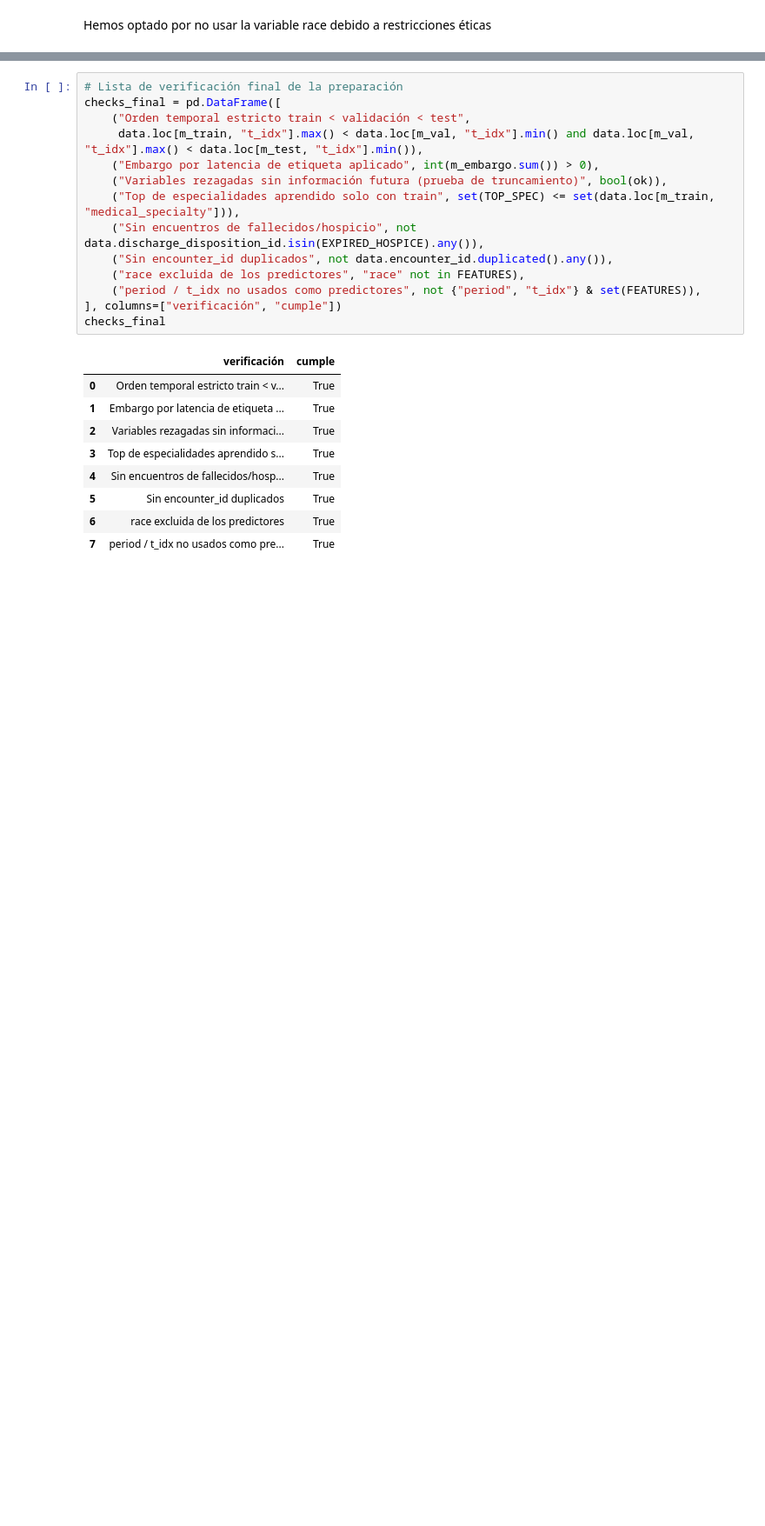
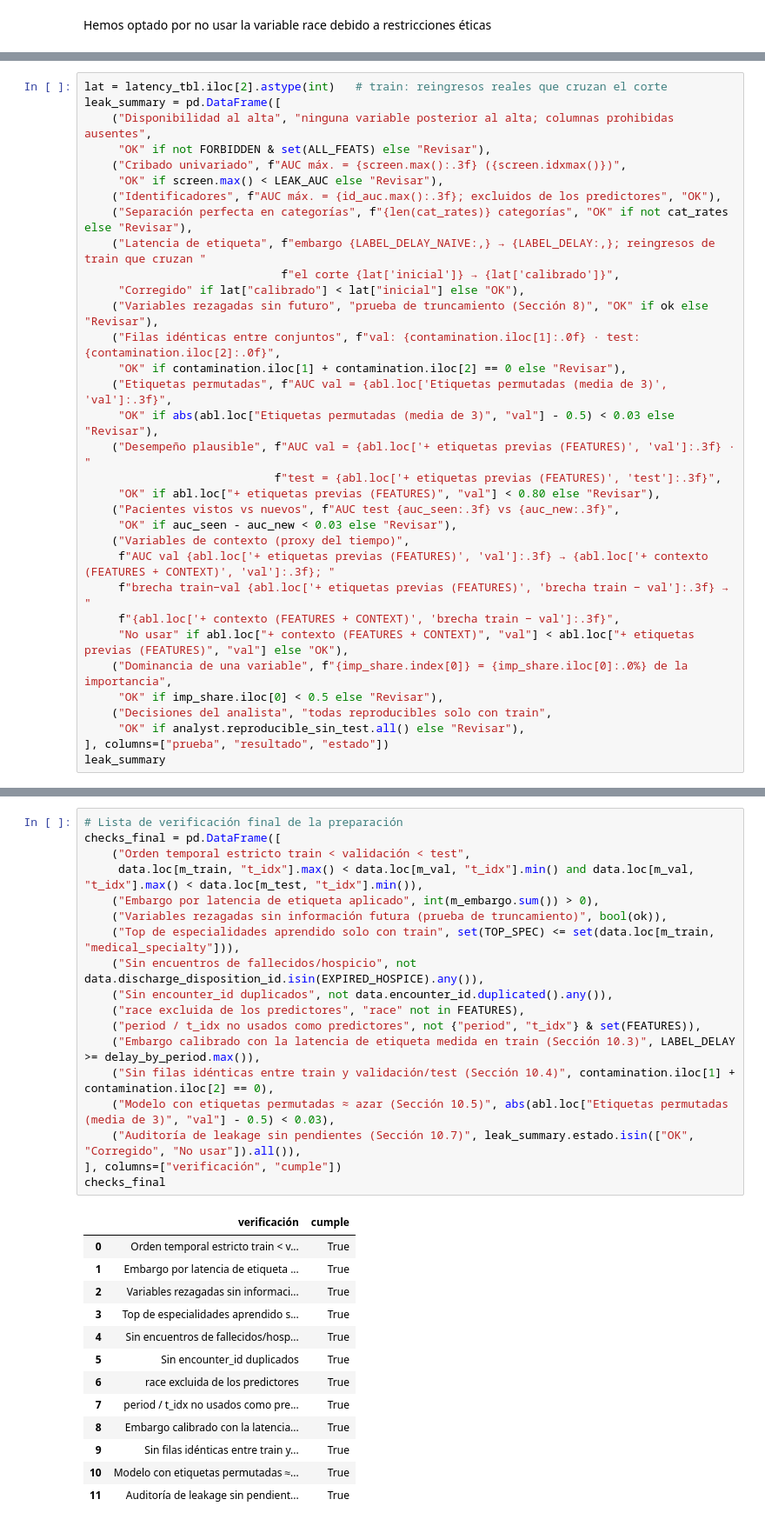
Before and after one commit to nayeli-guzman/grills-diabeticas, a Jupyter notebook: 02_EDA.ipynb, the cells around one changed output, grey strips where cells are left out. Shown at 87% size. Saved outputs shown, nothing was run; the diff lists cells and outputs as text; blank space fills up the shorter version.

```diff
--- a/02_EDA.ipynb
+++ b/02_EDA.ipynb
@@ -1109,0 +1446,33 @@ psi_split.sort_values(ascending=False).head(10).rename("PSI train→test").to_fr
+# %%
+lat = latency_tbl.iloc[2].astype(int)   # train: reingresos reales que cruzan el corte
+leak_summary = pd.DataFrame([
+    ("Disponibilidad al alta", "ninguna variable posterior al alta; columnas prohibidas ausentes",
+     "OK" if not FORBIDDEN & set(ALL_FEATS) else "Revisar"),
+    ("Cribado univariado", f"AUC máx. = {screen.max():.3f} ({screen.idxmax()})",
+     "OK" if screen.max() < LEAK_AUC else "Revisar"),
+    ("Identificadores", f"AUC máx. = {id_auc.max():.3f}; excluidos de los predictores", "OK"),
+    ("Separación perfecta en categorías", f"{len(cat_rates)} categorías", "OK" if not cat_rates else "Revisar"),
+    ("Latencia de etiqueta", f"embargo {LABEL_DELAY_NAIVE:,} → {LABEL_DELAY:,}; reingresos de train que cruzan "
+                             f"el corte {lat['inicial']} → {lat['calibrado']}",
+     "Corregido" if lat["calibrado"] < lat["inicial"] else "OK"),
+    ("Variables rezagadas sin futuro", "prueba de truncamiento (Sección 8)", "OK" if ok else "Revisar"),
+    ("Filas idénticas entre conjuntos", f"val: {contamination.iloc[1]:.0f} · test: {contamination.iloc[2]:.0f}",
+     "OK" if contamination.iloc[1] + contamination.iloc[2] == 0 else "Revisar"),
+    ("Etiquetas permutadas", f"AUC val = {abl.loc['Etiquetas permutadas (media de 3)', 'val']:.3f}",
+     "OK" if abs(abl.loc["Etiquetas permutadas (media de 3)", "val"] - 0.5) < 0.03 else "Revisar"),
+    ("Desempeño plausible", f"AUC val = {abl.loc['+ etiquetas previas (FEATURES)', 'val']:.3f} · "
+                            f"test = {abl.loc['+ etiquetas previas (FEATURES)', 'test']:.3f}",
+     "OK" if abl.loc["+ etiquetas previas (FEATURES)", "val"] < 0.80 else "Revisar"),
+    ("Pacientes vistos vs nuevos", f"AUC test {auc_seen:.3f} vs {auc_new:.3f}",
+     "OK" if auc_seen - auc_new < 0.03 else "Revisar"),
+    ("Variables de contexto (proxy del tiempo)",
+     f"AUC val {abl.loc['+ etiquetas previas (FEATURES)', 'val']:.3f} → {abl.loc['+ contexto (FEATURES + CONTEXT)', 'val']:.3f}; "
+     f"brecha train−val {abl.loc['+ etiquetas previas (FEATURES)', 'brecha train − val']:.3f} → "
+     f"{abl.loc['+ contexto (FEATURES + CONTEXT)', 'brecha train − val']:.3f}",
+     "No usar" if abl.loc["+ contexto (FEATURES + CONTEXT)", "val"] < abl.loc["+ etiquetas previas (FEATURES)", "val"] else "OK"),
+    ("Dominancia de una variable", f"{imp_share.index[0]} = {imp_share.iloc[0]:.0%} de la importancia",
+     "OK" if imp_share.iloc[0] < 0.5 else "Revisar"),
+    ("Decisiones del analista", "todas reproducibles solo con train",
+     "OK" if analyst.reproducible_sin_test.all() else "Revisar"),
+], columns=["prueba", "resultado", "estado"])
+leak_summary
@@ -1231,27 +1631,35 @@ pd.DataFrame(export_info).T
 # %%
 # Lista de verificación final de la preparación
 checks_final = pd.DataFrame([
     ("Orden temporal estricto train < validación < test",
      data.loc[m_train, "t_idx"].max() < data.loc[m_val, "t_idx"].min() and data.loc[m_val, "t_idx"].max() < data.loc[m_test, "t_idx"].min()),
     ("Embargo por latencia de etiqueta aplicado", int(m_embargo.sum()) > 0),
     ("Variables rezagadas sin información futura (prueba de truncamiento)", bool(ok)),
     ("Top de especialidades aprendido solo con train", set(TOP_SPEC) <= set(data.loc[m_train, "medical_specialty"])),
     ("Sin encuentros de fallecidos/hospicio", not data.discharge_disposition_id.isin(EXPIRED_HOSPICE).any()),
     ("Sin encounter_id duplicados", not data.encounter_id.duplicated().any()),
     ("race excluida de los predictores", "race" not in FEATURES),
     ("period / t_idx no usados como predictores", not {"period", "t_idx"} & set(FEATURES)),
+    ("Embargo calibrado con la latencia de etiqueta medida en train (Sección 10.3)", LABEL_DELAY >= delay_by_period.max()),
+    ("Sin filas idénticas entre train y validación/test (Sección 10.4)", contamination.iloc[1] + contamination.iloc[2] == 0),
+    ("Modelo con etiquetas permutadas ≈ azar (Sección 10.5)", abs(abl.loc["Etiquetas permutadas (media de 3)", "val"] - 0.5) < 0.03),
+    ("Auditoría de leakage sin pendientes (Sección 10.7)", leak_summary.estado.isin(["OK", "Corregido", "No usar"]).all()),
 ], columns=["verificación", "cumple"])
 checks_final
 # %% [output]
 |  | verificación | cumple |
 | 0 | Orden temporal estricto train < v... | True |
 | 1 | Embargo por latencia de etiqueta ... | True |
 | 2 | Variables rezagadas sin informaci... | True |
 | 3 | Top de especialidades aprendido s... | True |
 | 4 | Sin encuentros de fallecidos/hosp... | True |
 | 5 | Sin encounter_id duplicados | True |
 | 6 | race excluida de los predictores | True |
 | 7 | period / t_idx no usados como pre... | True |
+| 8 | Embargo calibrado con la latencia... | True |
+| 9 | Sin filas idénticas entre train y... | True |
+| 10 | Modelo con etiquetas permutadas ≈... | True |
+| 11 | Auditoría de leakage sin pendient... | True |
 # %% [markdown]
 ###  Resumen de Insights  y decisiones tomadas
 
```
Also changed, not shown: parts of 24 cells of this notebook, 6 other files.
